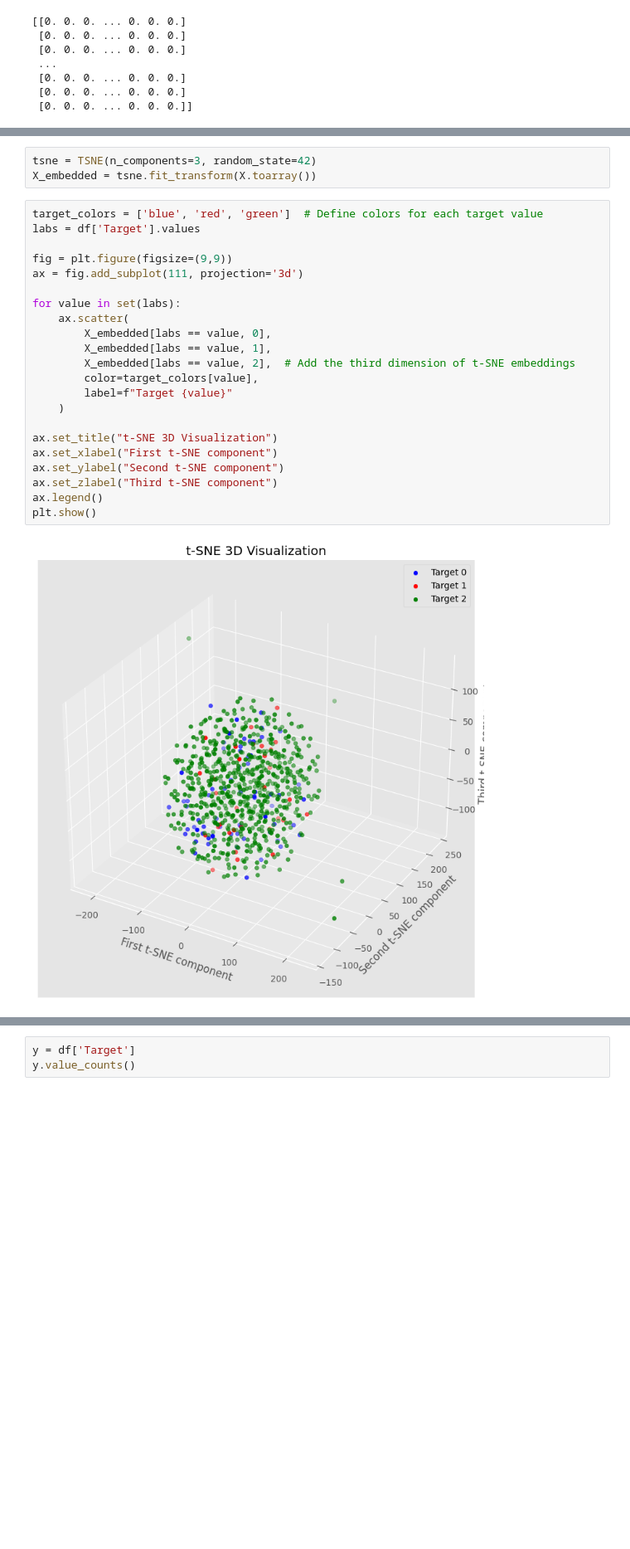
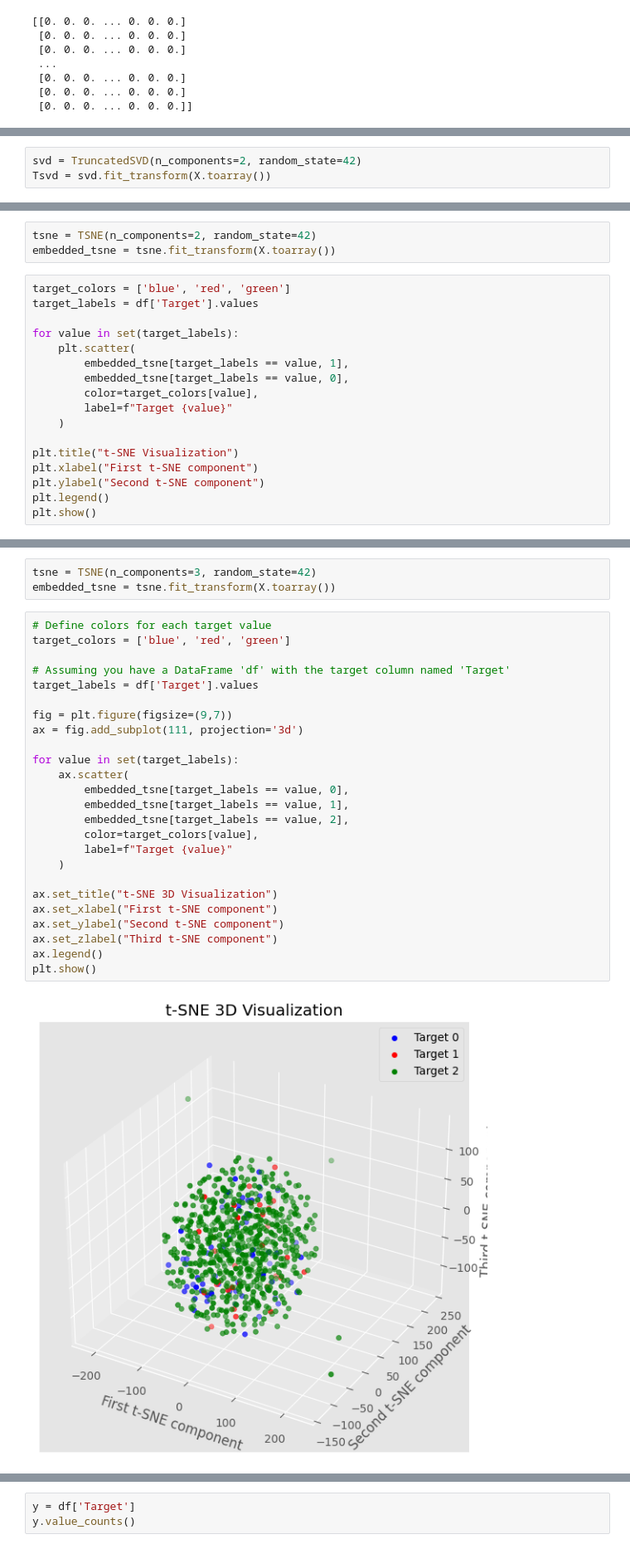
Before and after one commit to DavidAlexanderMoe/Sentiment-Analysis-and-Web-Scraping, a Jupyter notebook: Scripts/Analysis/3. Feature Engineering, Extraction and Selection.ipynb, the cells around one changed output, grey strips where cells are left out. Shown at 83% size. Cells and saved outputs as stored; diff of their text form; blank space fills up the shorter version.

```diff
--- a/Scripts/Analysis/3. Feature Engineering, Extraction and Selection.ipynb
+++ b/Scripts/Analysis/3. Feature Engineering, Extraction and Selection.ipynb
@@ -234,3 +197,6 @@ plt.legend()
 plt.show()
 # %% [output]
 [figure]
+# %%
+svd = TruncatedSVD(n_components=2, random_state=42)
+Tsvd = svd.fit_transform(X.toarray())
@@ -236,0 +222,20 @@ plt.show()
+# %%
+tsne = TSNE(n_components=2, random_state=42)
+embedded_tsne = tsne.fit_transform(X.toarray())
+# %%
+target_colors = ['blue', 'red', 'green']
+target_labels = df['Target'].values
+
+for value in set(target_labels):
+    plt.scatter(
+        embedded_tsne[target_labels == value, 1],
+        embedded_tsne[target_labels == value, 0],
+        color=target_colors[value],
+        label=f"Target {value}"
+    )
+
+plt.title("t-SNE Visualization")
+plt.xlabel("First t-SNE component")
+plt.ylabel("Second t-SNE component")
+plt.legend()
+plt.show()
@@ -237,29 +244,32 @@ plt.show()
 # %%
 tsne = TSNE(n_components=3, random_state=42)
-X_embedded = tsne.fit_transform(X.toarray())
+embedded_tsne = tsne.fit_transform(X.toarray())
 # %%
-target_colors = ['blue', 'red', 'green']  # Define colors for each target value
-labs = df['Target'].values
+# Define colors for each target value
+target_colors = ['blue', 'red', 'green']
 
-fig = plt.figure(figsize=(9,9))
+# Assuming you have a DataFrame 'df' with the target column named 'Target'
+target_labels = df['Target'].values
+
+fig = plt.figure(figsize=(9,7))
 ax = fig.add_subplot(111, projection='3d')
 
-for value in set(labs):
+for value in set(target_labels):
     ax.scatter(
-        X_embedded[labs == value, 0],
-        X_embedded[labs == value, 1],
-        X_embedded[labs == value, 2],  # Add the third dimension of t-SNE embeddings
+        embedded_tsne[target_labels == value, 0],
+        embedded_tsne[target_labels == value, 1],
+        embedded_tsne[target_labels == value, 2],
         color=target_colors[value],
         label=f"Target {value}"
     )
 
 ax.set_title("t-SNE 3D Visualization")
 ax.set_xlabel("First t-SNE component")
 ax.set_ylabel("Second t-SNE component")
 ax.set_zlabel("Third t-SNE component")
 ax.legend()
 plt.show()
 # %% [output]
-[figure, old version]
+[figure, new version]
 # %% [markdown]
 Unfortunately we can't draw some interesting insights, but it was expected from looking at the wordclouds for instance (they were all pretty similar). But for sure, we can that the all reviews are pretty much aggregated in a single big cluster with some positive reviews outliers. The class imbalance is again clear.
```
Also changed, not shown: parts of 16 cells of this notebook, 1 other file.
